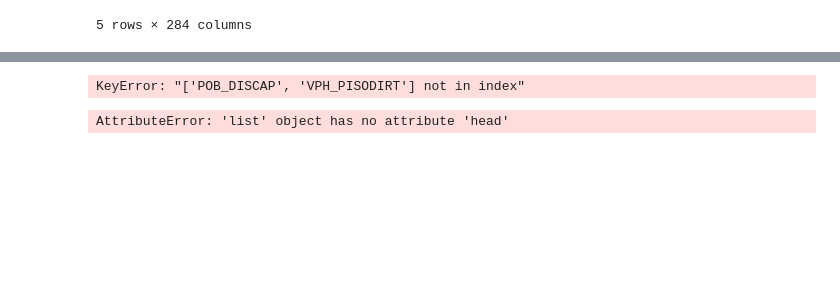
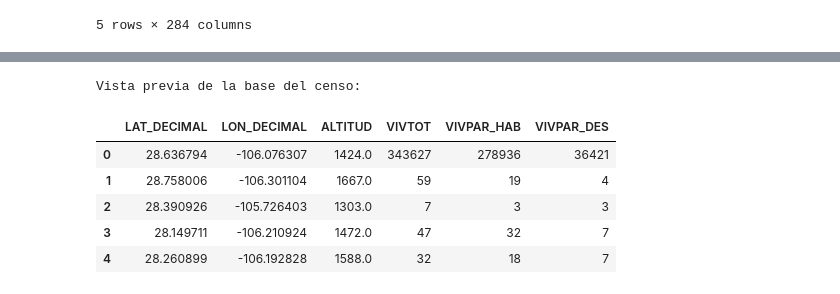
Before and after one commit to CLA-TI3001C-AD2025-G100/A01563230-EDA, a Jupyter notebook: CLUSTERING_MOD.ipynb, the cells around one changed output, grey strips where cells are left out. Saved outputs shown, nothing was run; the diff lists cells and outputs as text; code cells hidden in the pictures; blank space fills up the shorter version.

```diff
--- a/CLUSTERING_MOD.ipynb
+++ b/CLUSTERING_MOD.ipynb
@@ -120,14 +109,0 @@ Length: 284, dtype: object
-# %%
-# Función para convertir coordenadas DMS a decimales
-def dms_to_decimal(dms_str):
-    # Expresión regular para extraer grados, minutos y segundos
-    parts = re.split('[^\d\w]+', dms_str)
-    degrees = float(parts[0])
-    minutes = float(parts[1])
-    seconds = float(parts[2])
-    direction = parts[3]
-
-    decimal = degrees + minutes / 60 + seconds / 3600
-    if direction in ['S', 'W']:
-        decimal = -decimal
-    return decimal
@@ -152,23 +110,24 @@ data["LON_DECIMAL"] = data["LONGITUD"].apply(lambda x: dms_to_decimal(str(x)))
-# %%
-# 2. Definición ampliada de las variables clave para clustering, AHORA INCLUYENDO GEOGRAFÍA
-data_uno = [
-    # Coordenadas (NUEVAS INCLUSIONES)
-    'LON_DECIMAL', 'LAT_DECIMAL', 'ALTITUD',
-    # Desocupación/Vivienda
-    'VIVTOT', 'VIVPAR_HAB', 'VIVPAR_DES',
-    # Demografía/Magnitud
-    'POBTOT', 'POB_DISCAP',
-    # Socioeconómico/Vulnerabilidad
-    'GRAPROES', 'PSIND_LIM',
-    # Vivienda/Marginación
-    'VPH_PISODIRT', 'VPH_NODREN', 'VPH_SINTIC',
-    # Riqueza/Bienes
-    'VPH_AUTOM'
-]
-df_cluster = data[data_uno].copy()
-# %% [output]
-KeyError: "['POB_DISCAP', 'VPH_PISODIRT'] not in index"
-# %%
-data_uno.head()
-# %% [output]
-AttributeError: 'list' object has no attribute 'head'
+# %%
+# Manejar valores no convertibles
+def safe_dms_to_decimal(dms_str):
+    try:
+        return dms_to_decimal(dms_str)
+    except Exception:
+        return None
+
+data["LAT_DECIMAL"] = data["LATITUD"].apply(safe_dms_to_decimal)
+data["LON_DECIMAL"] = data["LONGITUD"].apply(safe_dms_to_decimal)
+
+# Filtrar columnas necesarias
+data = data[["LAT_DECIMAL", "LON_DECIMAL", "ALTITUD", "VIVTOT", "VIVPAR_HAB", "VIVPAR_DES"]].dropna()
+
+print("Vista previa de la base del censo:")
+data.head()
+# %% [output]
+Vista previa de la base del censo:
+|  | LAT_DECIMAL | LON_DECIMAL | ALTITUD | VIVTOT | VIVPAR_HAB | VIVPAR_DES |
+| 0 | 28.636794 | -106.076307 | 1424.0 | 343627 | 278936 | 36421 |
+| 1 | 28.758006 | -106.301104 | 1667.0 | 59 | 19 | 4 |
+| 2 | 28.390926 | -105.726403 | 1303.0 | 7 | 3 | 3 |
+| 3 | 28.149711 | -106.210924 | 1472.0 | 47 | 32 | 7 |
+| 4 | 28.260899 | -106.192828 | 1588.0 | 32 | 18 | 7 |
```
Also changed, not shown: parts of 12 cells of this notebook.
